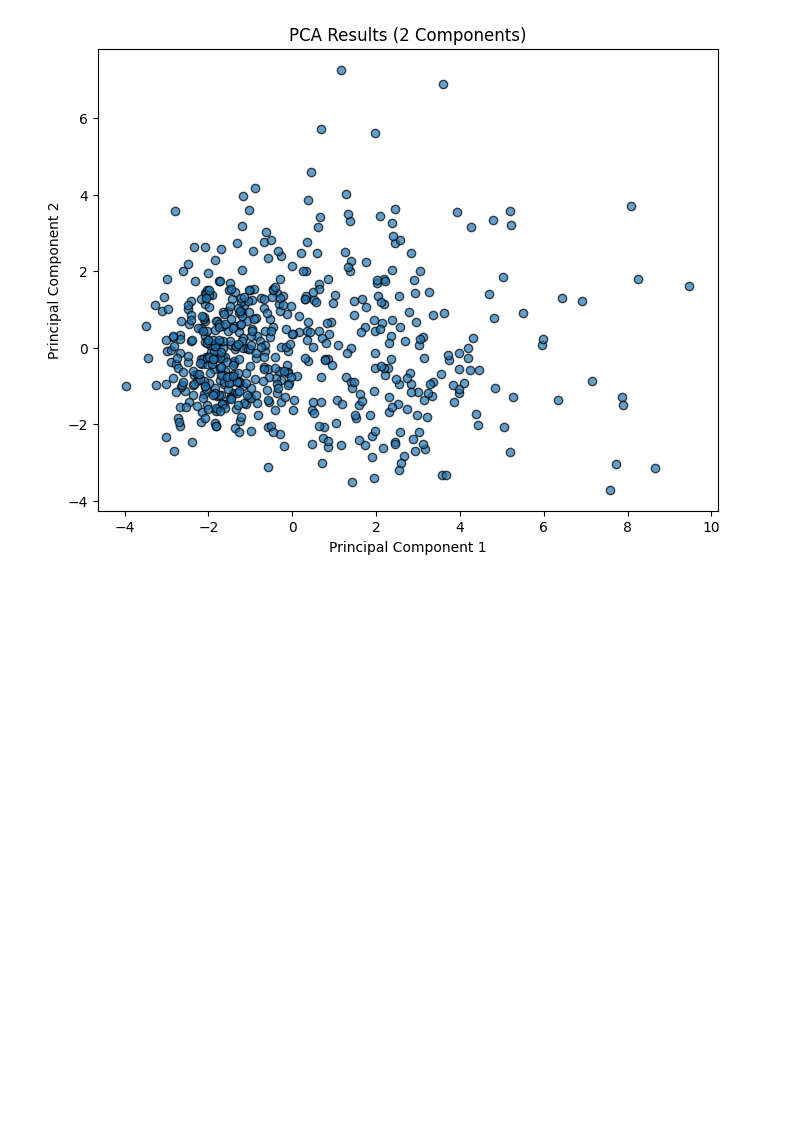
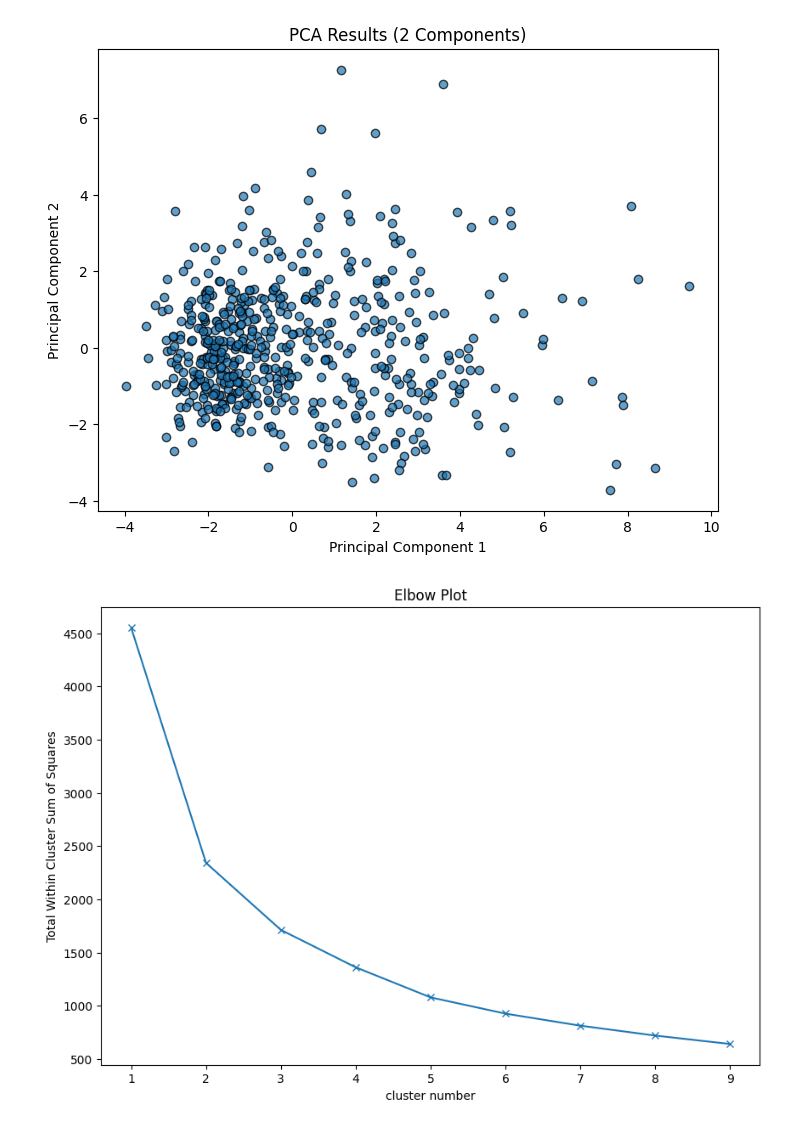
Before and after one commit to OutWooods/statistics-course, a Jupyter notebook: exploring-initial-data.ipynb, the cells around one changed output. Saved outputs shown, nothing was run; the diff lists cells and outputs as text; code cells hidden in the pictures; blank space fills up the shorter version.

Commit message:
add data

```diff
--- a/exploring-initial-data.ipynb
+++ b/exploring-initial-data.ipynb
@@ -108,3 +113,22 @@ plt.title('PCA Results (2 Components)')
 plt.show()
 # %% [output]
 [figure]
+# %%
+# Now we know the two principal components lets do some clustering with k-means analysis.
+# Here we are trying to work out the optimal number of clusters
+
+Sum_of_squared_distances = []
+K = range(1,10)
+# we'll try all clusters between 1-10 and see where the drop of in sum of squares for cluster is.
+for num_clusters in K :
+ kmeans = KMeans(n_clusters=num_clusters, n_init=25)
+ kmeans.fit(data_frame_of_pca)
+ Sum_of_squared_distances.append(kmeans.inertia_)
+plt.figure(figsize=(10,7))
+plt.plot(K,Sum_of_squared_distances, 'x-')
+plt.xlabel('cluster number')
+plt.ylabel('Total Within Cluster Sum of Squares')
+plt.title('Elbow Plot')
+plt.show()
+# %% [output]
+[figure, added]
```
Also changed, not shown: parts of 5 cells of this notebook.
